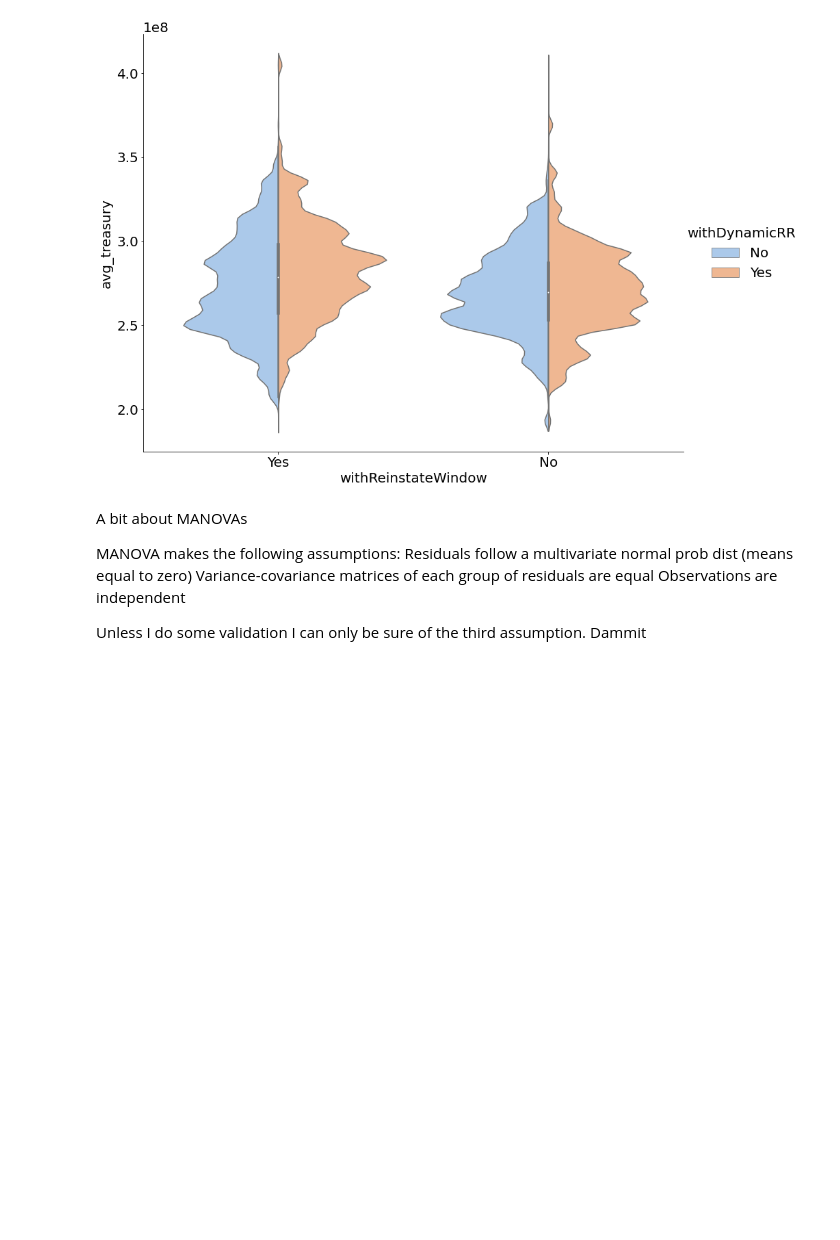
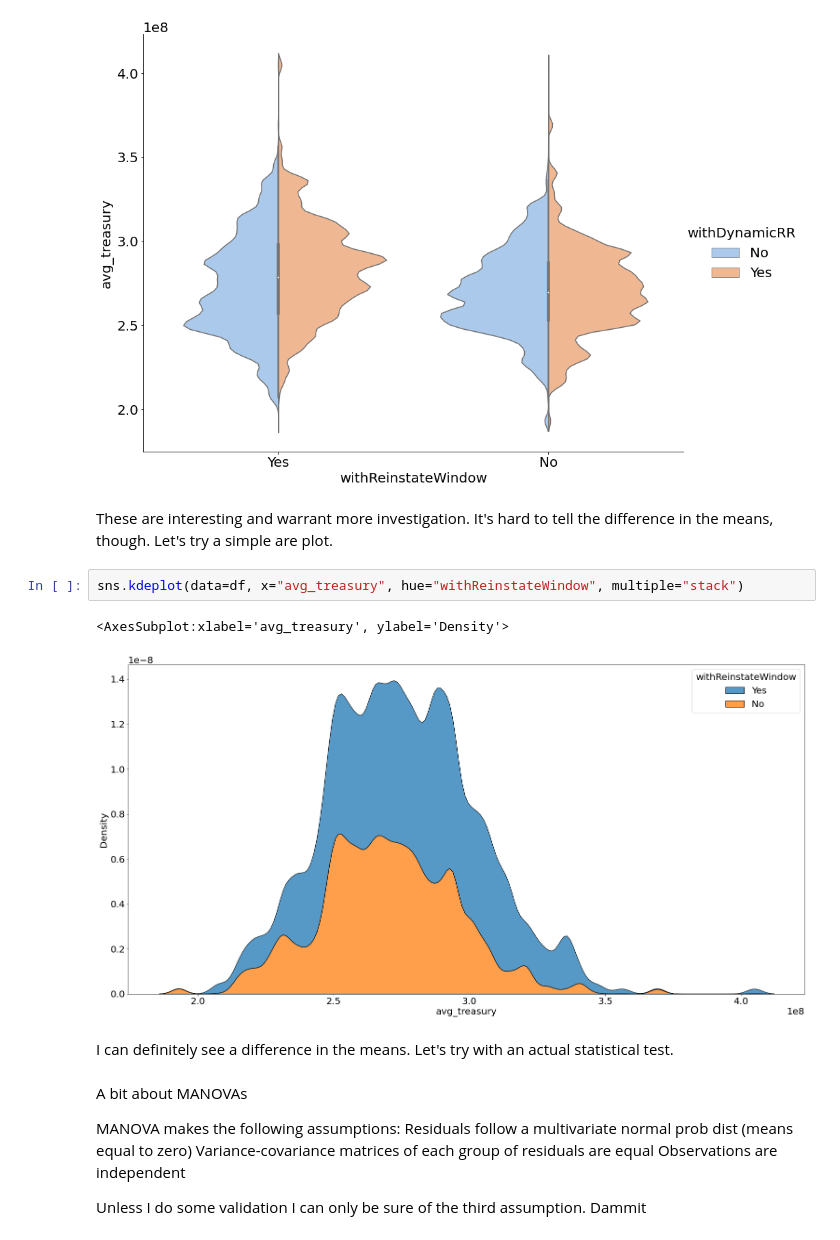
Before and after one commit to EdgeCaser/LiquiditySims, a Jupyter notebook: Stats.ipynb, the cells around one changed output. Cells and saved outputs as stored; diff of their text form; blank space fills up the shorter version.

```diff
--- a/Stats.ipynb
+++ b/Stats.ipynb
@@ -87,6 +87,15 @@ sns.catplot(x="withReinstateWindow", y="avg_treasury", hue="withDynamicRR",
 # %% [output]
 <seaborn.axisgrid.FacetGrid at 0x...>
 [figure]
+# %% [markdown]
+These are interesting and warrant more investigation. It's hard to tell the difference in the means, though. Let's try a simple are plot.
+# %%
+sns.kdeplot(data=df, x="avg_treasury", hue="withReinstateWindow", multiple="stack")
+# %% [output]
+<AxesSubplot:xlabel='avg_treasury', ylabel='Density'>
+[figure, added]
+# %% [markdown]
+I can definitely see a difference in the means. Let's try with an actual statistical test.
 # %% [markdown]
 A bit about MANOVAs
 
```
Also changed, not shown: parts of 4 cells of this notebook.
